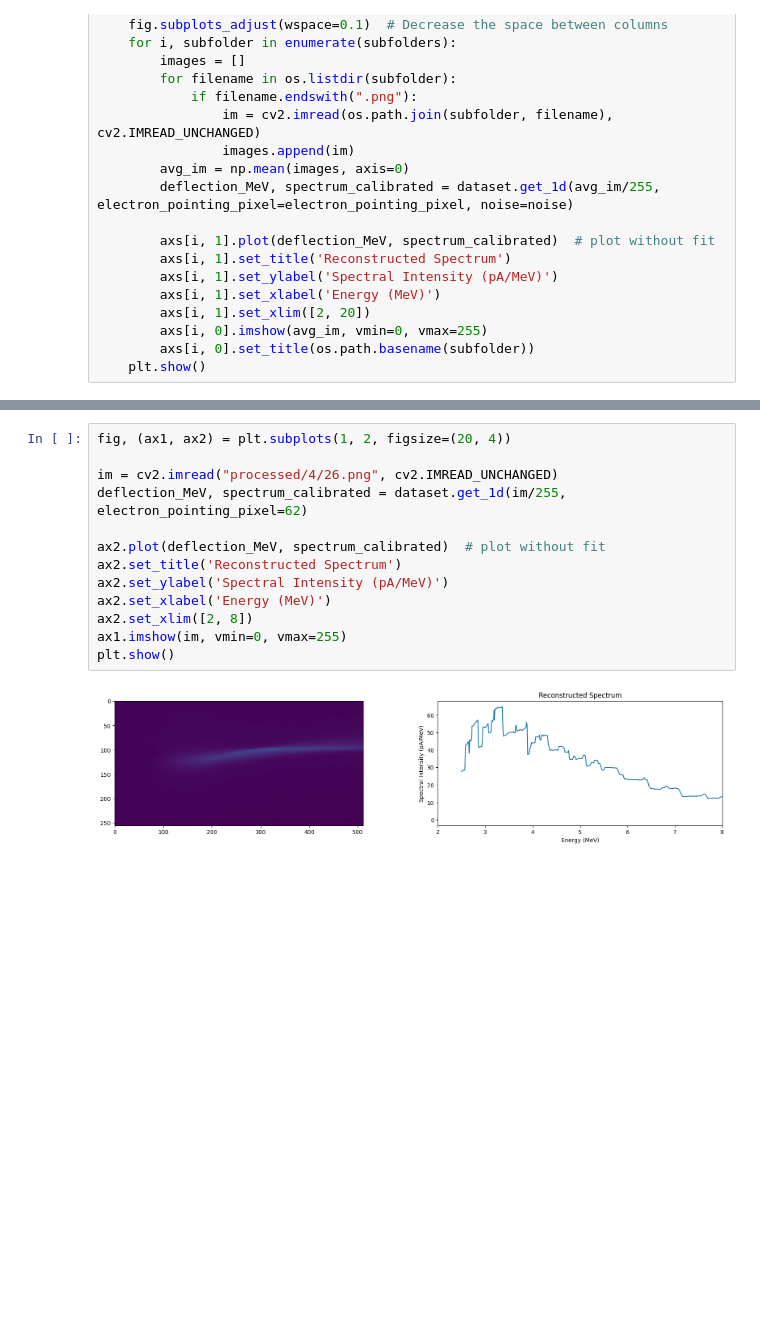
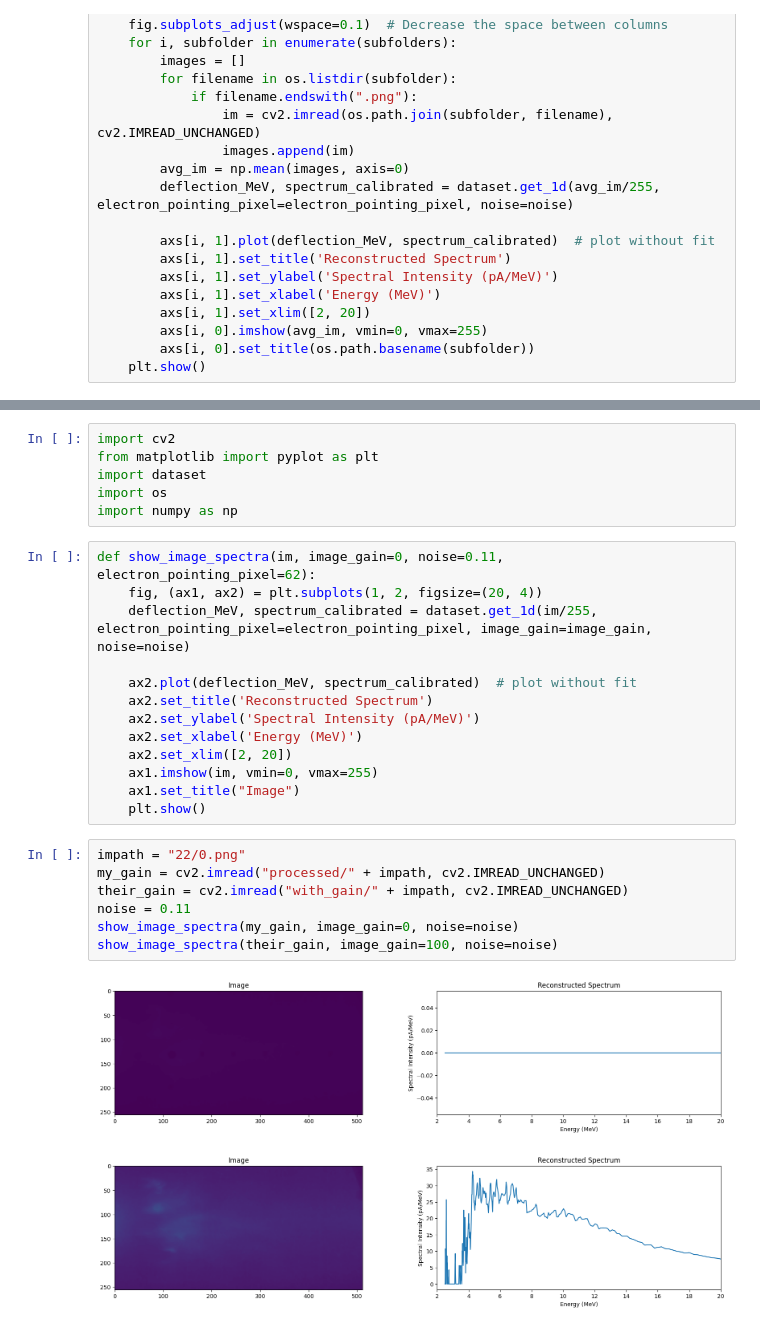
Before and after one commit to Jechmate/diffAE-elibeams, a Jupyter notebook: test.ipynb, the cells around one changed output, grey strips where cells are left out. Drawn from its saved outputs; the diff is of its cells as text; blank space fills up the shorter version.

Commit message:
Gain effect on 1D analyzed

```diff
--- a/test.ipynb
+++ b/test.ipynb
@@ -250,15 +184,29 @@ plot_average_image_pairs("processed", noise=0.11)
+# %%
+import cv2
+from matplotlib import pyplot as plt
+import dataset
+import os
+import numpy as np
 # %%
-fig, (ax1, ax2) = plt.subplots(1, 2, figsize=(20, 4))
+def show_image_spectra(im, image_gain=0, noise=0.11, electron_pointing_pixel=62):
+    fig, (ax1, ax2) = plt.subplots(1, 2, figsize=(20, 4))
+    deflection_MeV, spectrum_calibrated = dataset.get_1d(im/255, electron_pointing_pixel=electron_pointing_pixel, image_gain=image_gain, noise=noise)
 
-im = cv2.imread("processed/4/26.png", cv2.IMREAD_UNCHANGED)
-deflection_MeV, spectrum_calibrated = dataset.get_1d(im/255, electron_pointing_pixel=62)
-
-ax2.plot(deflection_MeV, spectrum_calibrated)  # plot without fit
-ax2.set_title('Reconstructed Spectrum')
-ax2.set_ylabel('Spectral Intensity (pA/MeV)')
-ax2.set_xlabel('Energy (MeV)')
-ax2.set_xlim([2, 8])
-ax1.imshow(im, vmin=0, vmax=255)
-plt.show()
+    ax2.plot(deflection_MeV, spectrum_calibrated)  # plot without fit
+    ax2.set_title('Reconstructed Spectrum')
+    ax2.set_ylabel('Spectral Intensity (pA/MeV)')
+    ax2.set_xlabel('Energy (MeV)')
+    ax2.set_xlim([2, 20])
+    ax1.imshow(im, vmin=0, vmax=255)
+    ax1.set_title("Image")
+    plt.show()
-# %% [output]
-[figure, removed]
+# %%
+impath = "22/0.png"
+my_gain = cv2.imread("processed/" + impath, cv2.IMREAD_UNCHANGED)
+their_gain = cv2.imread("with_gain/" + impath, cv2.IMREAD_UNCHANGED)
+noise = 0.11
+show_image_spectra(my_gain, image_gain=0, noise=noise)
+show_image_spectra(their_gain, image_gain=100, noise=noise)
+# %% [output]
+[figure, added]
+[figure, added]
```
Also changed, not shown: parts of 12 cells of this notebook, 1 other file.
